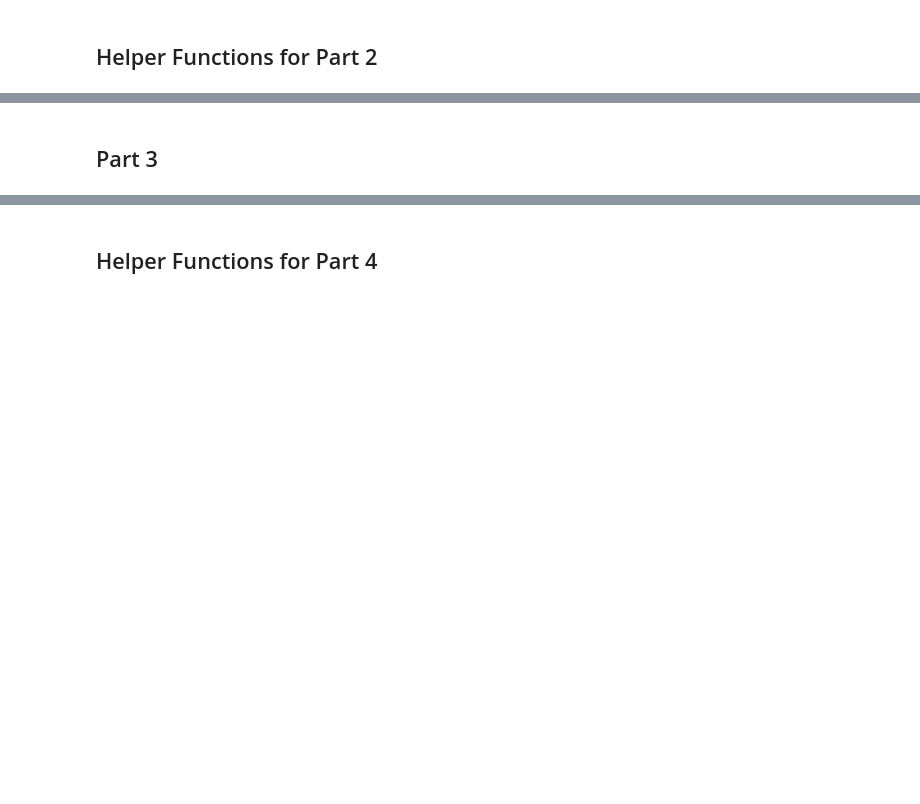
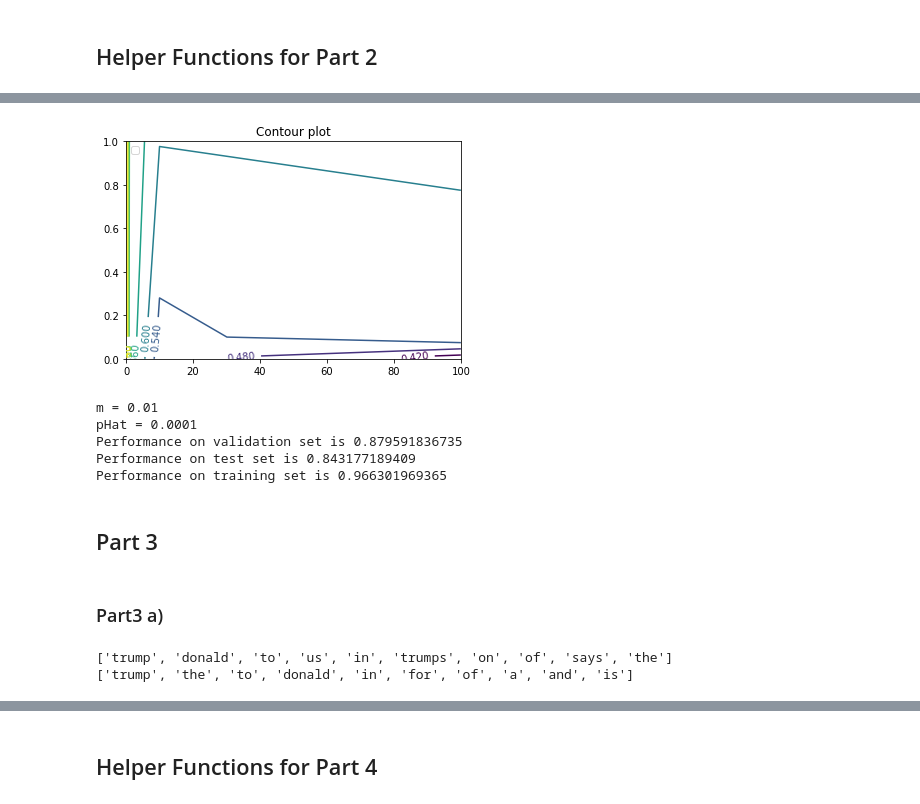
Before and after one commit to zach2017zhang/RoboYear3, a Jupyter notebook: CSC411/CSC411 Project 3.ipynb, the cells around one changed output, grey strips where cells are left out. Saved outputs shown, nothing was run; the diff lists cells and outputs as text; code cells hidden in the pictures; blank space fills up the shorter version.

```diff
--- a/CSC411/CSC411 Project 3.ipynb
+++ b/CSC411/CSC411 Project 3.ipynb
@@ -174,12 +182,49 @@ def part2(seed = 0):
 
     m = 0.1
     pHat = 0.0001
-    trainingProbability, realProbability, fakeProbability = \
-    probability(trainingRealCount,trainingFakeCount, trainingCount, m,pHat)
+    CMax = 0
 
-    print getAccuracy(trainingProbability,realProbability, fakeProbability, validationSet, m, pHat)
-    print getAccuracy(trainingProbability,realProbability, fakeProbability, testSet, m, pHat)
-    print getAccuracy(trainingProbability,realProbability, fakeProbability, trainingSet, m, pHat)
+    #ms = np.arange(0.1, 1, 0.1)
+    #pHats = np.arange(0.0001, 0.001, 0.0001)
+
+    ms = np.array([0.01, 0.1, 1, 10, 100])
+    pHats = np.array([0.0001, 0.001, 0.01, 0.1, 1])
+
+    C = np.zeros([ms.size, pHats.size])
+    for i, w1 in enumerate(ms):
+        for j, w2 in enumerate(pHats):
+            trainingProbability, realProbability, fakeProbability = probability(trainingRealCount,trainingFakeCount, trainingCount, w1,w2)
+            C[i,j] = getAccuracy(trainingProbability,realProbability, fakeProbability, validationSet, w1, w2)
+            if C[i,j] > CMax:
+                CMax = C[i,j]
+                m = w1
+                pHat = w2
+
+    mz, pHatz = np.meshgrid(ms, pHats)
+    CS = plt.contour(mz, pHatz, C)
+    plt.clabel(CS)
+    plt.legend(loc='upper left')
+    plt.title('Contour plot')
+    plt.show()
+
+    trainingProbability, realProbability, fakeProbability = probability(trainingRealCount,trainingFakeCount, trainingCount, m,pHat)
+
+    print 'm =', (m)
+    print 'pHat =', (pHat)
+    print 'Performance on validation set is',(getAccuracy(trainingProbability,realProbability, fakeProbability, validationSet, m, pHat))
+    print 'Performance on test set is', (getAccuracy(trainingProbability,realProbability, fakeProbability, testSet, m, pHat))
+    print 'Performance on training set is',(getAccuracy(trainingProbability,realProbability, fakeProbability, trainingSet, m, pHat))
+# %%
+part2()
+# %% [output]
+[figure, added]
+m = 0.01
+pHat = 0.0001
+Performance on validation set is 0.879591836735
+Performance on test set is 0.843177189409
+Performance on training set is 0.966301969365
 # %% [markdown]
 ## Part 3
+# %% [markdown]
+### Part3 a)
 # %%
@@ -204 +260,6 @@ def part3Naive(seed = 0):
+# %%
+part3aNaiveVersion()
+# %% [output]
+['trump', 'donald', 'to', 'us', 'in', 'trumps', 'on', 'of', 'says', 'the']
+['trump', 'the', 'to', 'donald', 'in', 'for', 'of', 'a', 'and', 'is']
 # %%
```
Also changed, not shown: parts of 38 cells of this notebook, 5 other files.
